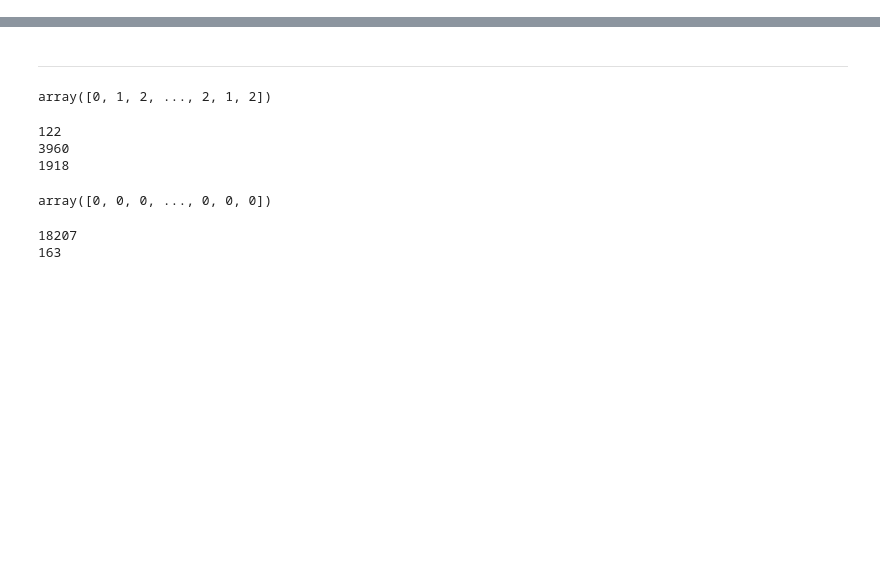
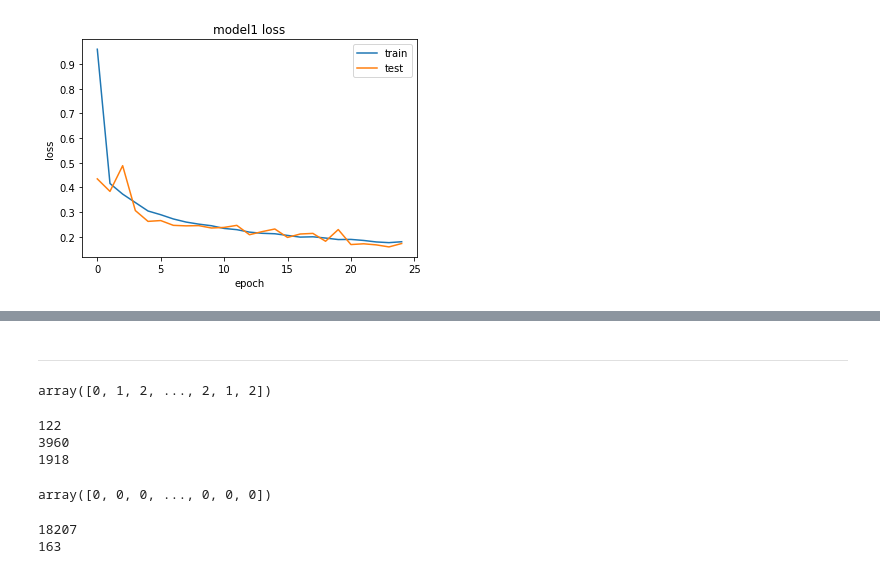
Before and after one commit to sunghyun1356/K-water-, a Jupyter notebook: DNN.ipynb, the cells around one changed output, grey strips where cells are left out. Cells and saved outputs as stored; diff of their text form; code cells hidden in the pictures; blank space fills up the shorter version.

```diff
--- a/DNN.ipynb
+++ b/DNN.ipynb
@@ -199,0 +211,11 @@ model2.evaluate(x2_test, y2_test)
+# %%
+plt.plot(history1.history['loss'])
+plt.plot(history1.history['val_loss'])
+plt.title('model1 loss')
+plt.xlabel('epoch')
+plt.ylabel('loss')
+plt.legend(['train', 'test'], loc ='upper right')
+plt.savefig('./image/model1_loss.png')
+plt.show()
+# %% [output]
+[figure, added]
```
Also changed, not shown: parts of 12 cells of this notebook, 4 other files.
